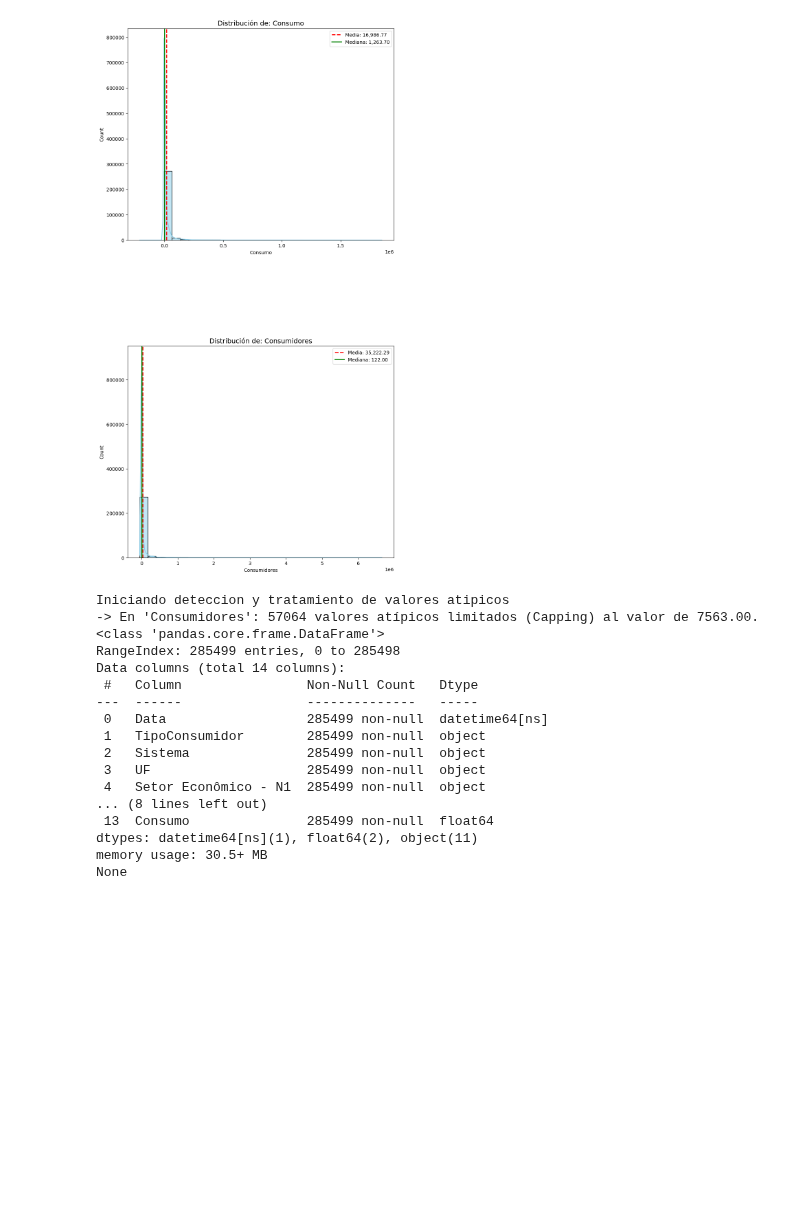
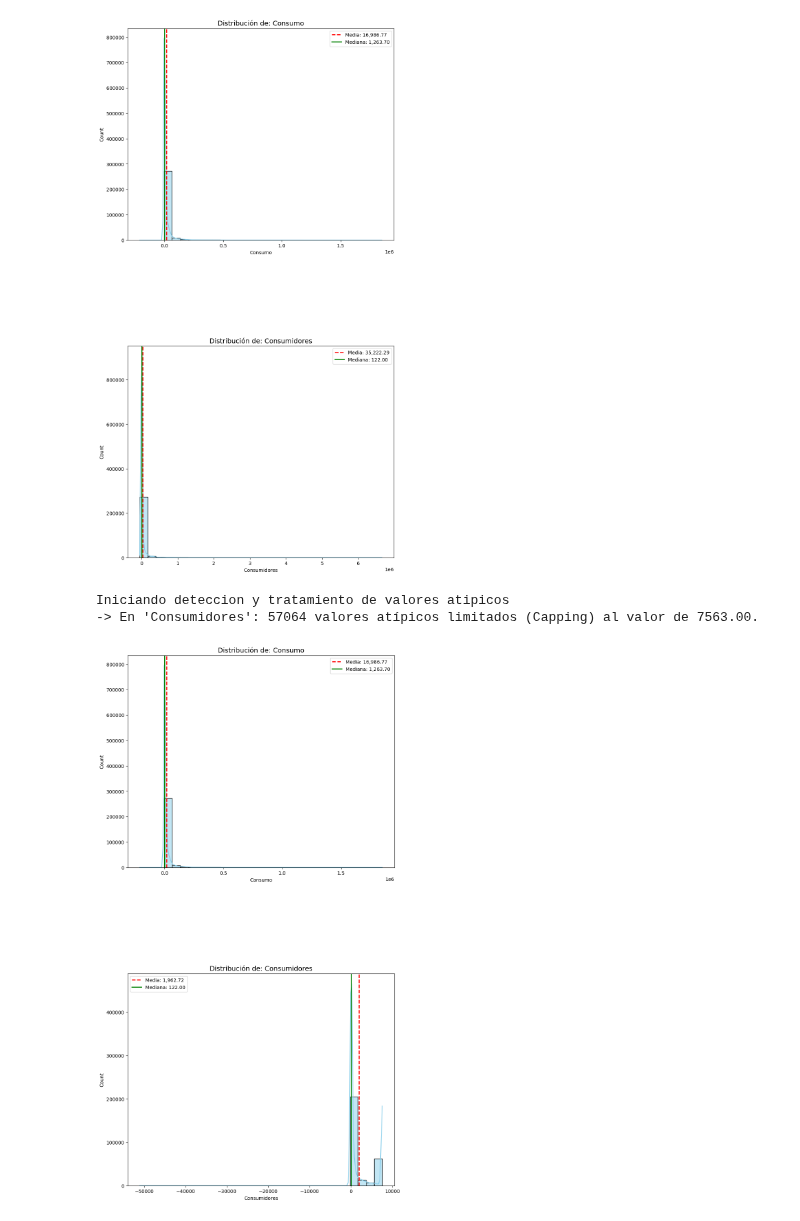
Before and after one commit to wilhayla/THE_HATCH_CHALLENGE_01_ANALISIS_ENERGIA_ELECTRICA_BRASIL, a Jupyter notebook: analisis_energia_electrica_brasisl.ipynb, the cells around one changed output. Cells and saved outputs as stored; diff of their text form; code cells hidden in the pictures; blank space fills up the shorter version.

Commit message:
Verififcar outlies de nuevo y confirmar capping

```diff
--- a/analisis_energia_electrica_brasisl.ipynb
+++ b/analisis_energia_electrica_brasisl.ipynb
@@ -21,6 +21,7 @@ class EnergyDataLoader:
         else:
             print("Datos listos para mostrar. Mostrar las primeras 5 filas.")
             print(self.df_eb.head())
+            return self.df_eb
 
     def data_info(self):
         print(self.df_eb.info())
@@ -72,6 +86,7 @@ None
 class CleanData(EnergyDataLoader):
     def __init__(self, ruta_archivo):
         super().__init__(ruta_archivo)
+        self.df_limpio = None
 
     def load_xls_data(self):
         return super().load_xls_data()
@@ -182,7 +197,7 @@ class CleanData(EnergyDataLoader):
             ax[i].legend()
         plt.show()
 
-    def clean_outliers(self):
+    def capping_outliers(self):
         print("Iniciando deteccion y tratamiento de valores atipicos")
 
         # Columnas numericas donde buscamos outliers.
@@ -212,6 +227,10 @@ class CleanData(EnergyDataLoader):
 
         print(f"-> En '{col}': {outliers_count} valores atípicos limitados (Capping) al valor de {limite_superior:.2f}.")
 
+    def confirmar_capping(self):
+        self.df_limpio = self.show_data_frame()
+        print(self.df_limpio['Consumo'].max())
+
     def show_data_frame(self):
         return super().show_data_frame()
 
@@ -304,22 +336,11 @@ clean_01.verificar_outlier()
 # %% [output]
 [figure]
 # %%
-clean_01.clean_outliers()
+clean_01.capping_outliers()
 # %% [output]
 Iniciando deteccion y tratamiento de valores atipicos
 -> En 'Consumidores': 57064 valores atípicos limitados (Capping) al valor de 7563.00.
-<class 'pandas.core.frame.DataFrame'>
-RangeIndex: 285499 entries, 0 to 285498
-Data columns (total 14 columns):
- #   Column                Non-Null Count   Dtype
----  ------                --------------   -----
- 0   Data                  285499 non-null  datetime64[ns]
- 1   TipoConsumidor        285499 non-null  object
- 2   Sistema               285499 non-null  object
- 3   UF                    285499 non-null  object
- 4   Setor Econômico - N1  285499 non-null  object
-... (8 lines left out)
- 13  Consumo               285499 non-null  float64
-dtypes: datetime64[ns](1), float64(2), object(11)
-memory usage: 30.5+ MB
-None
+# %%
+clean_01.verificar_outlier()
+# %% [output]
+[figure, added]
```
Also changed, not shown: parts of 3 cells of this notebook.
